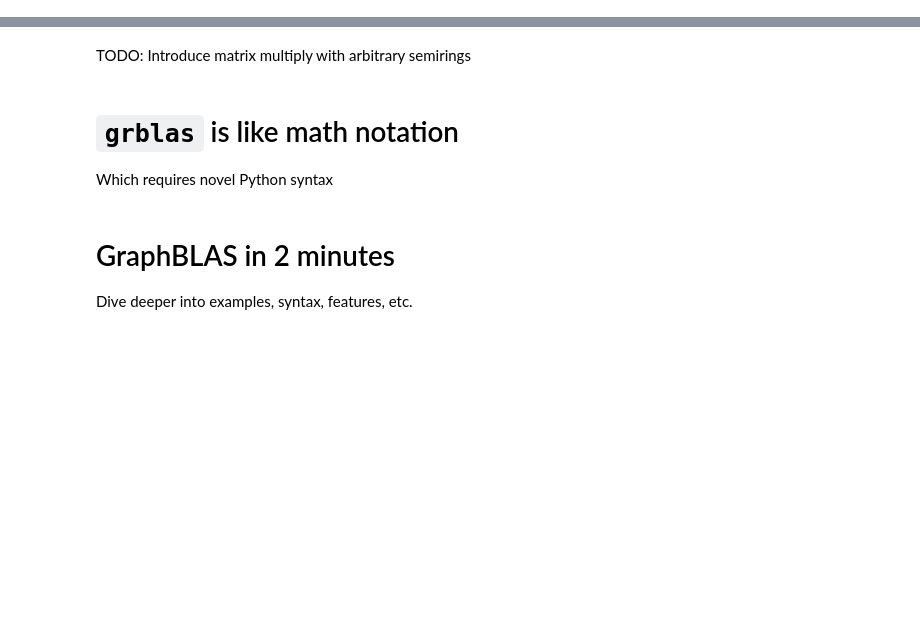
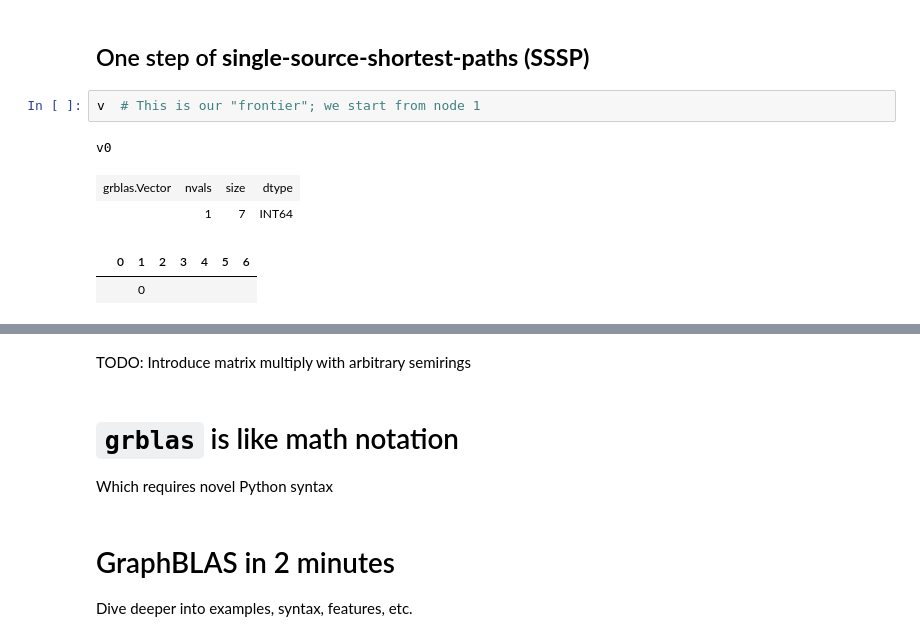
Before and after one commit to eriknw/graphblas_poster, a Jupyter notebook: graphblas_poster.ipynb, the cells around one changed output, grey strips where cells are left out. Cells and saved outputs as stored; diff of their text form; blank space fills up the shorter version.

```diff
--- a/graphblas_poster.ipynb
+++ b/graphblas_poster.ipynb
@@ -15,0 +48,10 @@ from grblas import Matrix, Vector, Recorder
+# %% [markdown]
+## One step of **single-source-shortest-paths (SSSP)**
+# %%
+v  # This is our "frontier"; we start from node 1
+# %% [output]
+v0
+| grblas.Vector | nvals | size | dtype |
+|  | 1 | 7 | INT64 |
+|  | 0 | 1 | 2 | 3 | 4 | 5 | 6 |
+|  |  | 0 |  |  |  |  |  |
```
Also changed, not shown: parts of 15 cells of this notebook, 1 other file.
